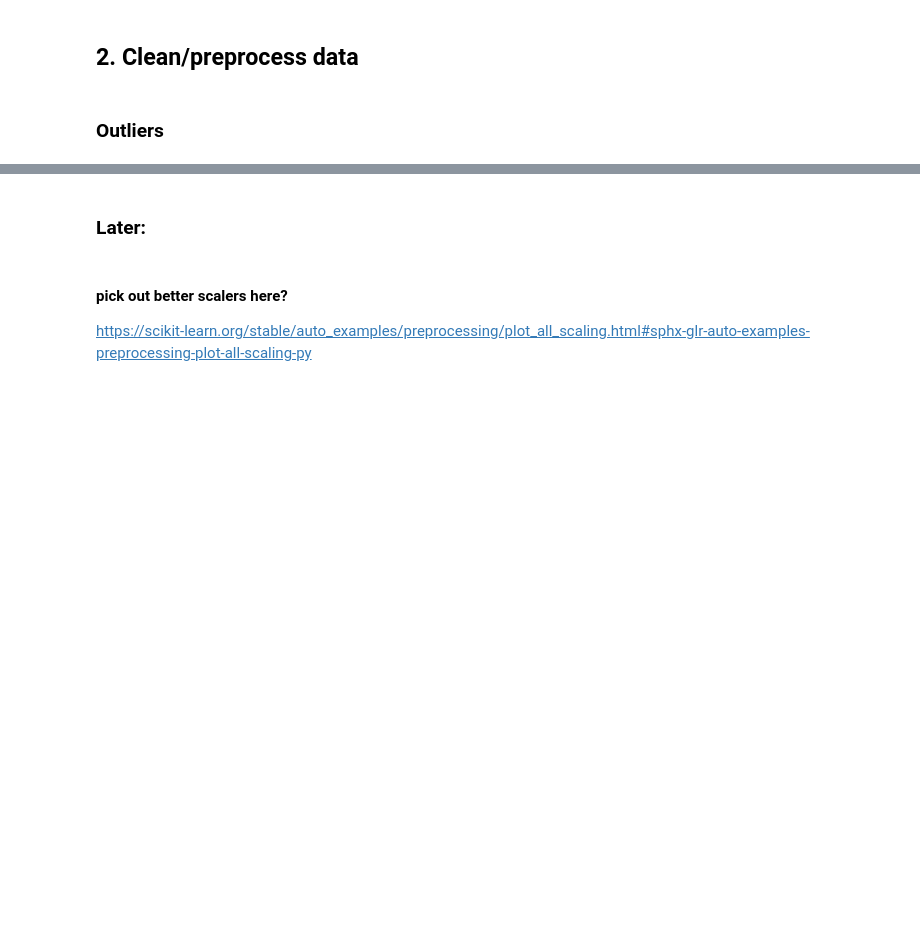
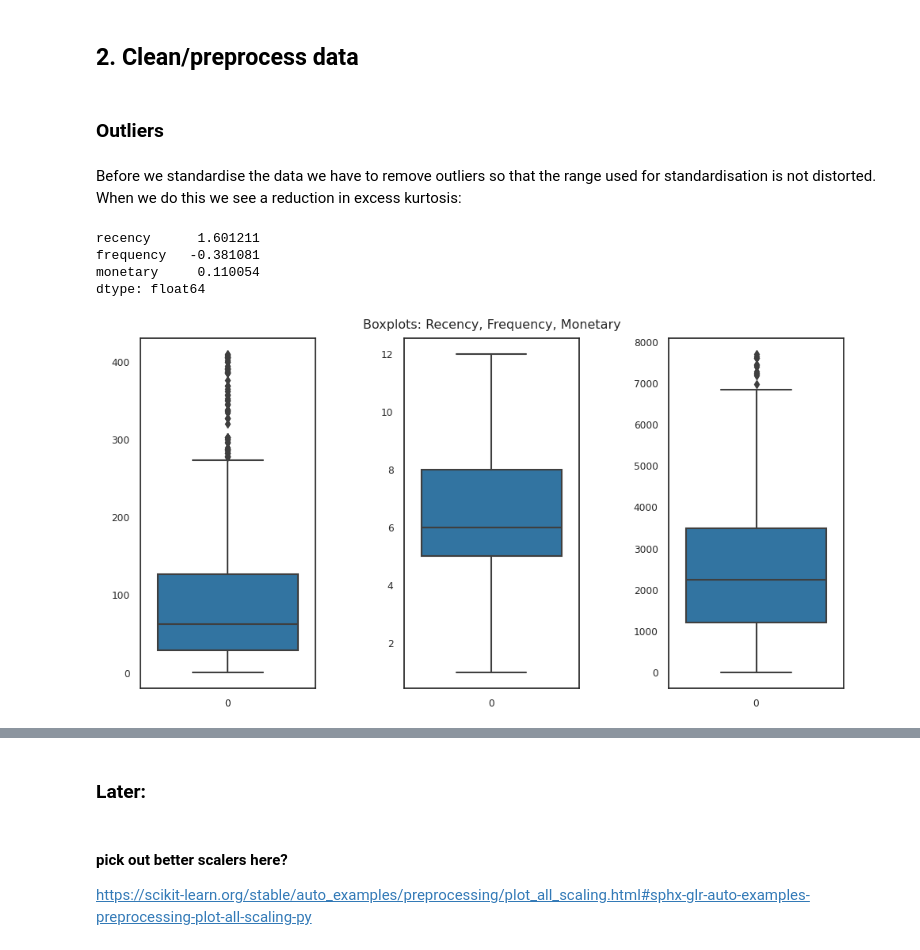
Before and after one commit to sian0x0/CA-data-science, a Jupyter notebook: 2-5/Clustering with K-means for eCommerce.ipynb, the cells around one changed output, grey strips where cells are left out. Cells and saved outputs as stored; diff of their text form; code cells hidden in the pictures; blank space fills up the shorter version.

```diff
--- a/2-5/Clustering with K-means for eCommerce.ipynb
+++ b/2-5/Clustering with K-means for eCommerce.ipynb
@@ -394,0 +366,27 @@ KeyError: 'modifiers'
+# %% [markdown]
+Before we standardise the data we have to remove outliers so that the range used for standardisation is not distorted. When we do this we see a reduction in excess kurtosis:
+# %%
+#use IQR
+Q1 = rfm.quantile(0.25)
+Q3 = rfm.quantile(0.75)
+IQR = Q3 - Q1
+rfm_rm_outliers = rfm[~((rfm < (Q1 - 1.5 * IQR)) |(rfm > (Q3 + 1.5 * IQR))).any(axis=1)]
+
+rfm_rm_outliers.kurt()
+# %% [output]
+recency      1.601211
+frequency   -0.381081
+monetary     0.110054
+dtype: float64
+# %%
+fig, ax = plt.subplots(1, 3, figsize=(10, 5), layout="constrained")
+fig.suptitle('Boxplots: Recency, Frequency, Monetary')
+
+sns.boxplot(rfm_rm_outliers.recency, ax=ax[0],)
+ax[0].set_box_aspect(2)
+sns.boxplot(rfm_rm_outliers.frequency, ax=ax[1])
+ax[1].set_box_aspect(2)
+sns.boxplot(rfm_rm_outliers.monetary, ax=ax[2])
+ax[2].set_box_aspect(2)
+# %% [output]
+[figure, added]
```
Also changed, not shown: parts of 40 cells of this notebook.
